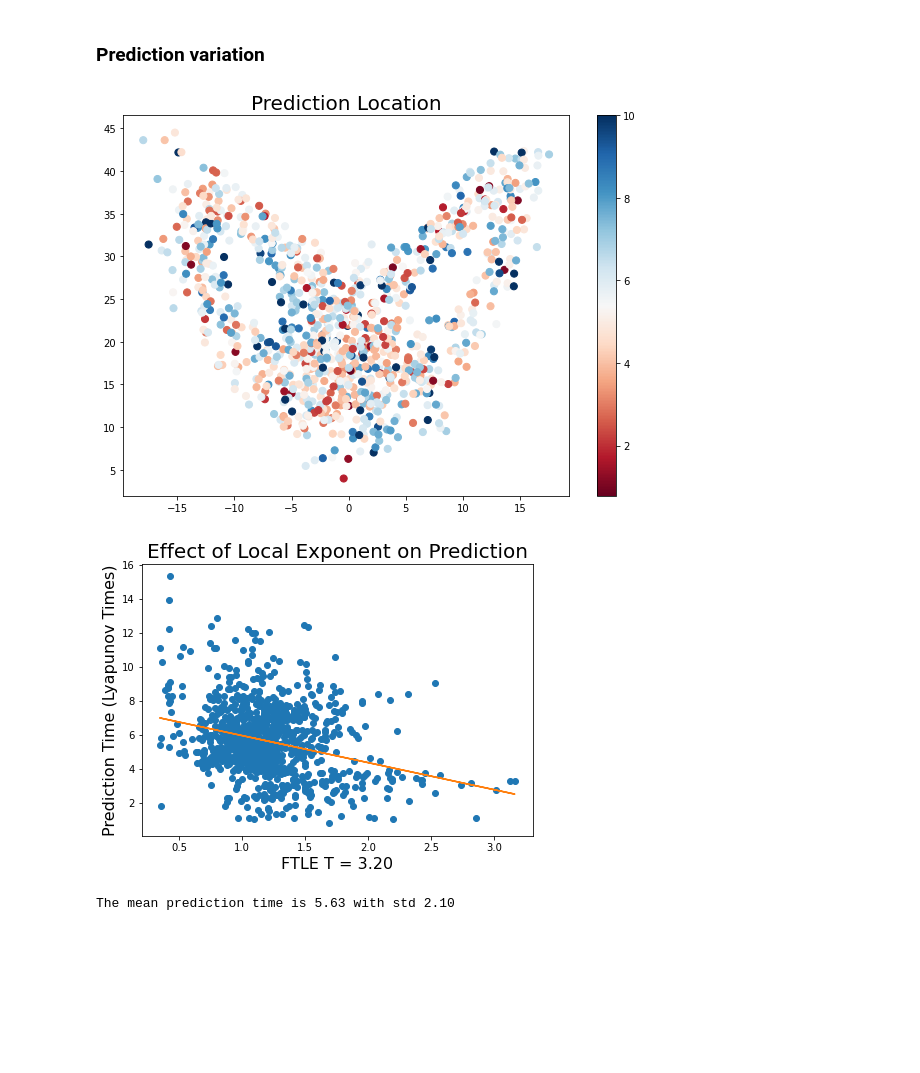
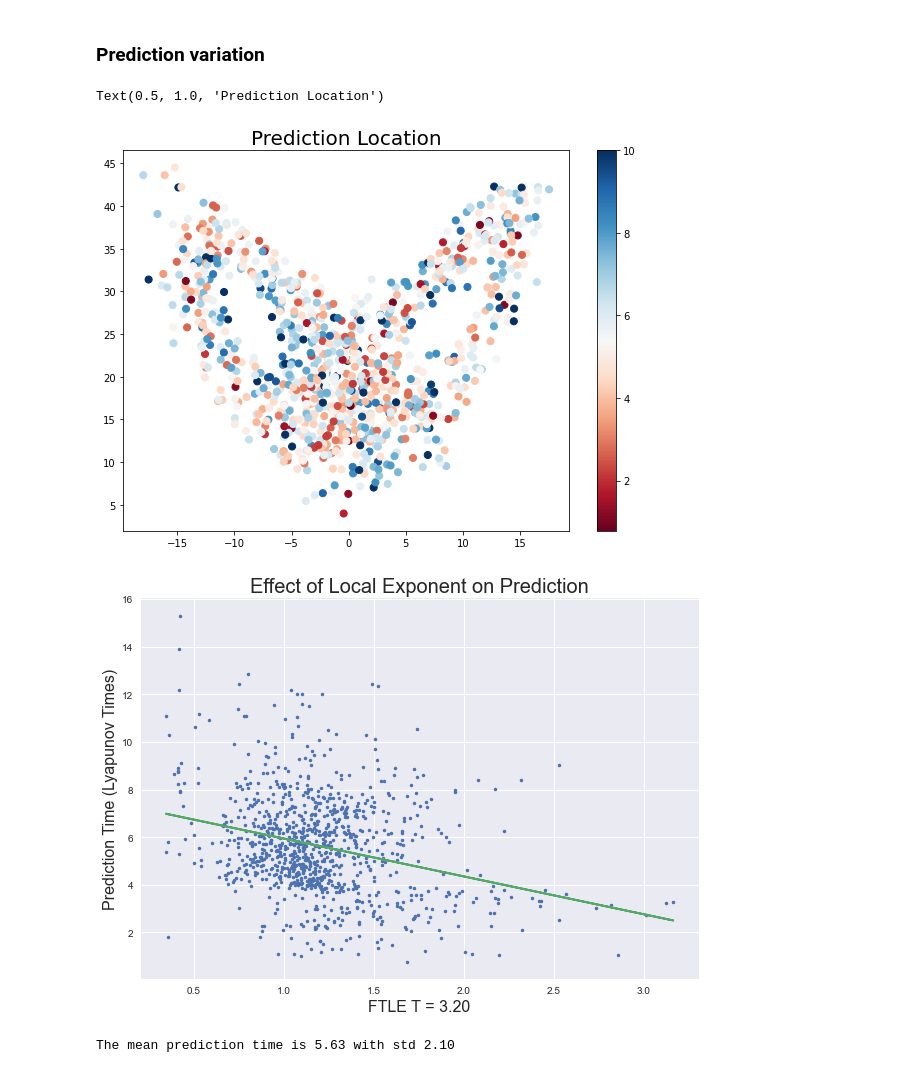
Before and after one commit to japlatt/reservoir, a Jupyter notebook: examples/Example_Lorenz_63.ipynb, the cells around one changed output. Saved outputs shown, nothing was run; the diff lists cells and outputs as text; code cells hidden in the pictures; blank space fills up the shorter version.

```diff
--- a/examples/Example_Lorenz_63.ipynb
+++ b/examples/Example_Lorenz_63.ipynb
@@ -207,9 +262,10 @@ Wall time: 10.7 s
 # %%
+plt.style.use('seaborn')
 fig = plt.figure(figsize = (8, 5))
 plt.plot(lor63Res.pred_t/0.9056, np.cumsum(lor63Res.diff)/np.arange(1, len(lor63Res.diff)+1))
-plt.axhline(acc, ls = '--')
+plt.axhline(acc, ls = '--', c = 'r')
 plt.xlabel('Lyap Time', fontsize = 16)
-plt.ylabel('Euclidean distance', fontsize = 16)
-plt.title('Error', fontsize = 22)
-# fig.savefig('euc_dist.pdf', bbox_inches = 'tight')
+plt.ylabel('Normalized Cumulative Error', fontsize = 16)
+plt.title('Testing Prediction', fontsize = 22)
+# fig.savefig('cum_error.pdf', bbox_inches = 'tight')
 # %% [output]
@@ -242,24 +299,26 @@ fig = plt.figure(figsize = (10, 7))
 plt.scatter(x[:, 0], x[:, 2], s = 50, c = colors, cmap = 'RdBu')
 plt.colorbar()
 plt.title('Prediction Location', fontsize = 20)
-fig.savefig('prediction.pdf', bbox_inches = 'tight')
+# fig.savefig('prediction.pdf', bbox_inches = 'tight')
 # %% [output]
+Text(0.5, 1.0, 'Prediction Location')
 [figure]
 # %%
-fig = plt.figure(figsize = (7, 5))
+plt.style.use('seaborn')
+fig = plt.figure(figsize = (10, 7))
 xle = LE[:, 0]
 yle = pred
 
 
-plt.plot(xle, yle, 'o')
+plt.plot(xle, yle, '.')
 m, b = np.polyfit(xle, yle, 1)
-plt.plot(xle, m*xle+b)
+plt.plot(xle, m*xle+b, lw = 2)
 plt.xlabel('FTLE T = {:1.2f}'.format(T), fontsize = 16)
 plt.ylabel('Prediction Time (Lyapunov Times)', fontsize = 16)
 plt.title('Effect of Local Exponent on Prediction', fontsize = 20)
-fig.savefig('FTLE_prediction.pdf', bbox_inches = 'tight')
+fig.savefig('results/FTLE_prediction.pdf', bbox_inches = 'tight')
 # %% [output]
-[figure, old version]
+[figure, new version]
 # %%
 # for l in L:
 #     T = l*dt
```
Also changed, not shown: parts of 22 cells of this notebook, 3 other files.
